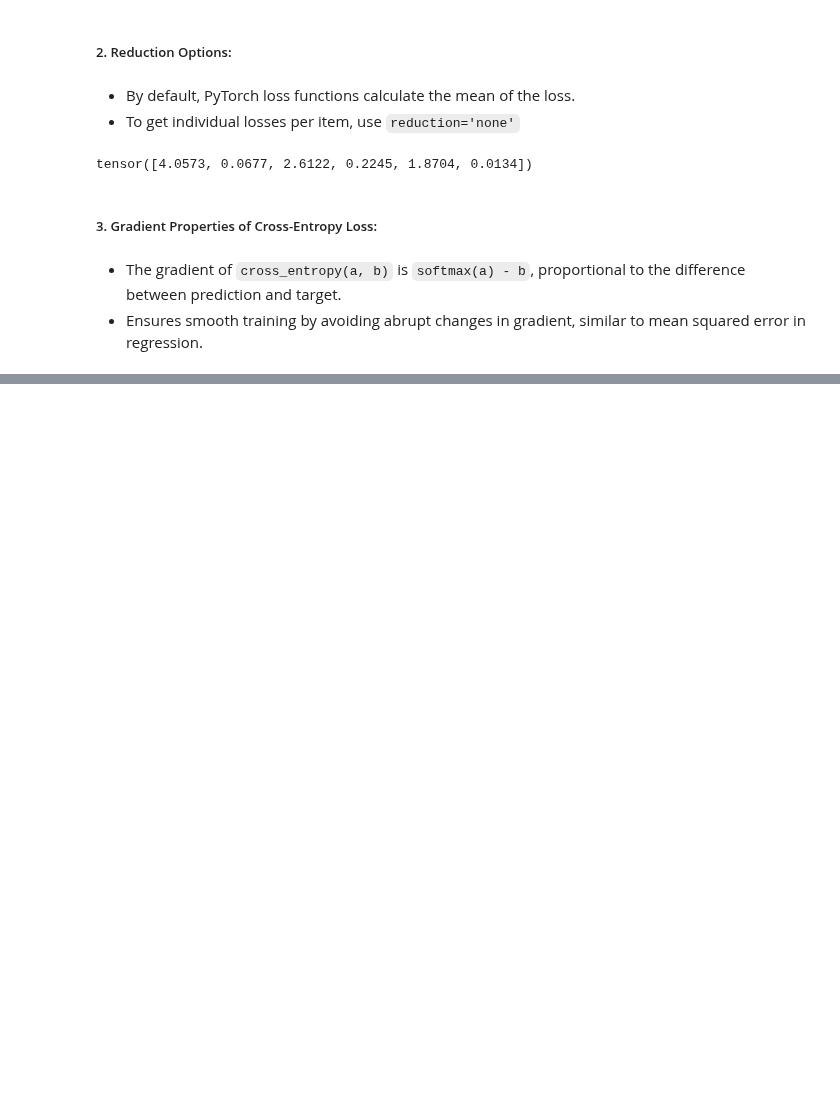
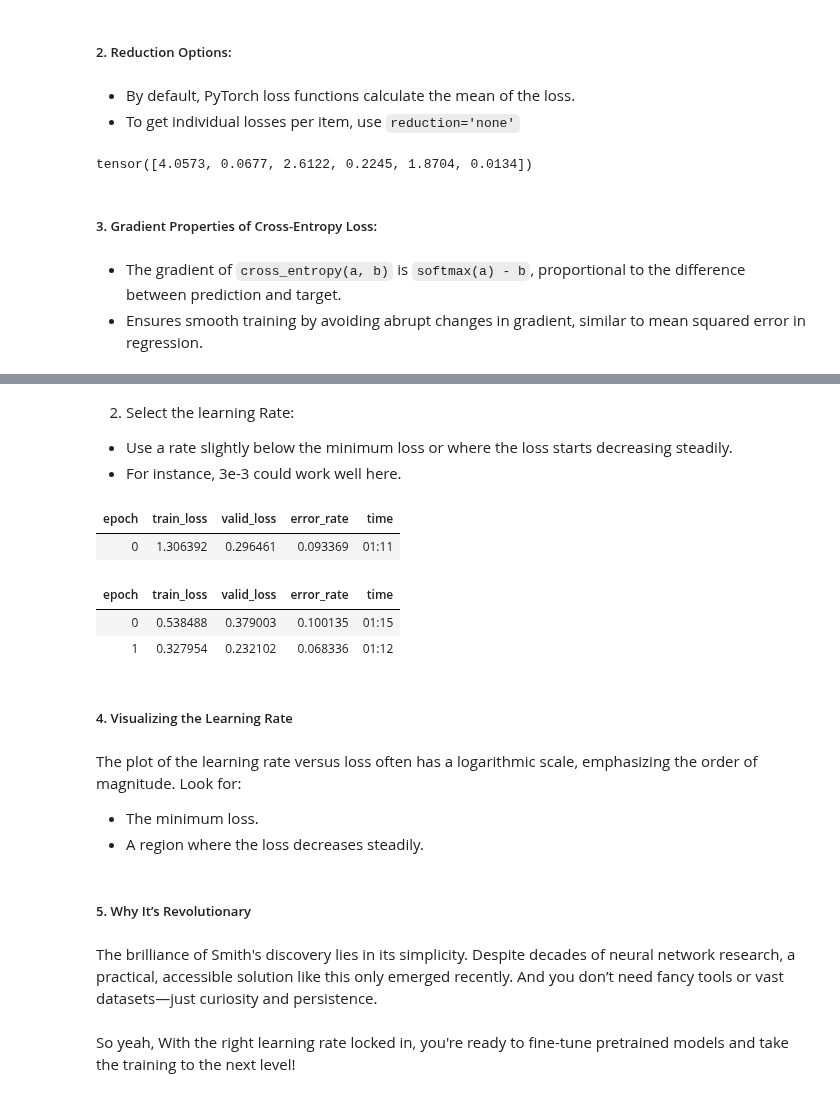
Before and after one commit to Firojpaudel/Machine-Learning-Notes, a Jupyter notebook: Practical Deep Learning For Coders/Chapter_5.ipynb, the cells around one changed output, grey strips where cells are left out. Cells and saved outputs as stored; diff of their text form; code cells hidden in the pictures; blank space fills up the shorter version.

```diff
--- a/Practical Deep Learning For Coders/Chapter_5.ipynb
+++ b/Practical Deep Learning For Coders/Chapter_5.ipynb
@@ -441,0 +498,29 @@ tensor([4.0573, 0.0677, 2.6122, 0.2245, 1.8704, 0.0134])
+# %% [markdown]
+  2. Select the learning Rate:
+  - Use a rate slightly below the minimum loss or where the loss starts decreasing steadily.
+  - For instance, 3e-3 could work well here.
+# %%
+'''
+  3. Fine- Tune with the choosen learning rate:
+'''
+
+learn.fine_tune(2, base_lr= 3e-3)
+# %% [output]
+| epoch | train_loss | valid_loss | error_rate | time |
+| 0 | 1.306392 | 0.296461 | 0.093369 | 01:11 |
+| epoch | train_loss | valid_loss | error_rate | time |
+| 0 | 0.538488 | 0.379003 | 0.100135 | 01:15 |
+| 1 | 0.327954 | 0.232102 | 0.068336 | 01:12 |
+# %% [markdown]
+##### 4. Visualizing the Learning Rate
+# %% [markdown]
+The plot of the learning rate versus loss often has a logarithmic scale, emphasizing the order of magnitude. Look for:
+
+- The minimum loss.
+- A region where the loss decreases steadily.
+# %% [markdown]
+##### 5. Why It’s Revolutionary
+# %% [markdown]
+The brilliance of Smith's discovery lies in its simplicity. Despite decades of neural network research, a practical, accessible solution like this only emerged recently. And you don’t need fancy tools or vast datasets—just curiosity and persistence.
+# %% [markdown]
+So yeah, With the right learning rate locked in, you're ready to fine-tune pretrained models and take the training to the next level!
```
Also changed, not shown: parts of 28 cells of this notebook.
